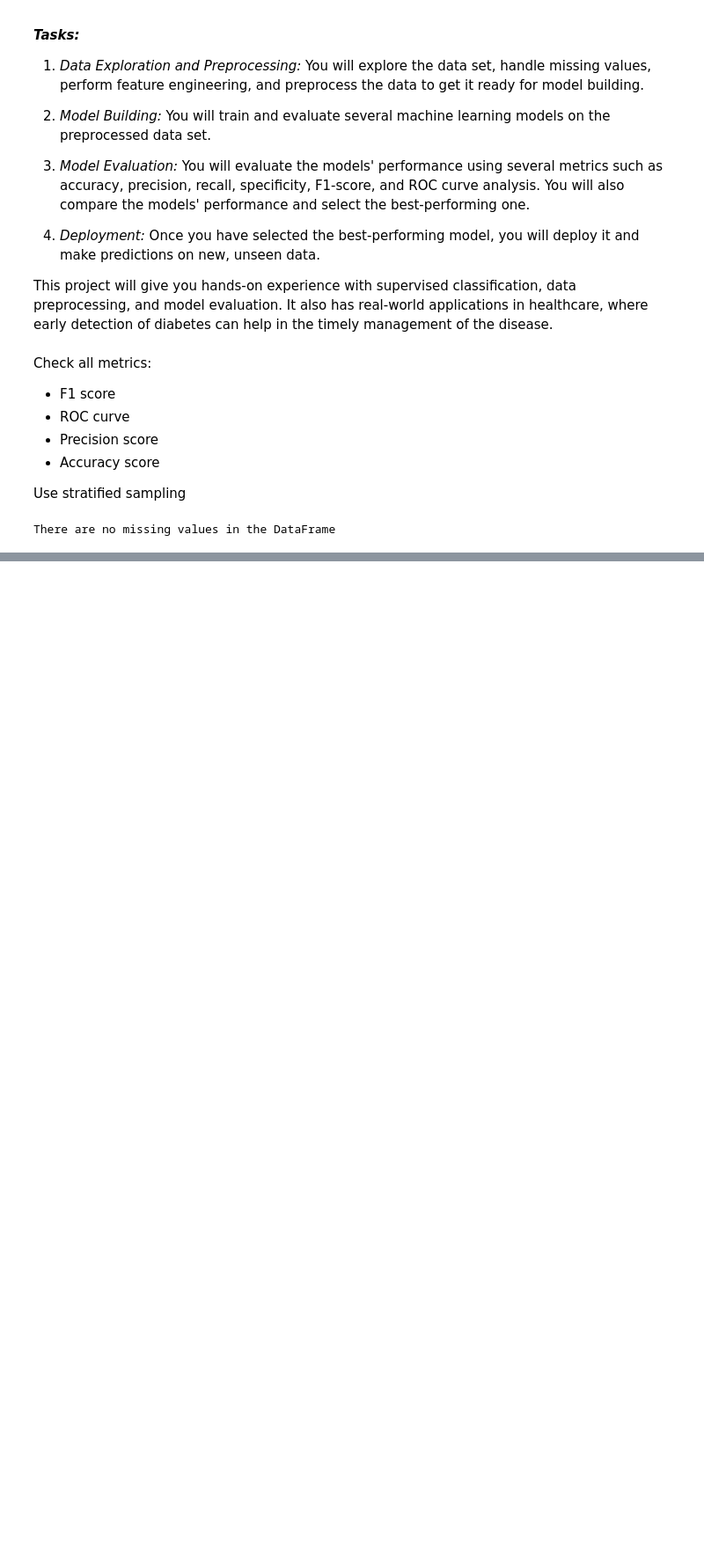
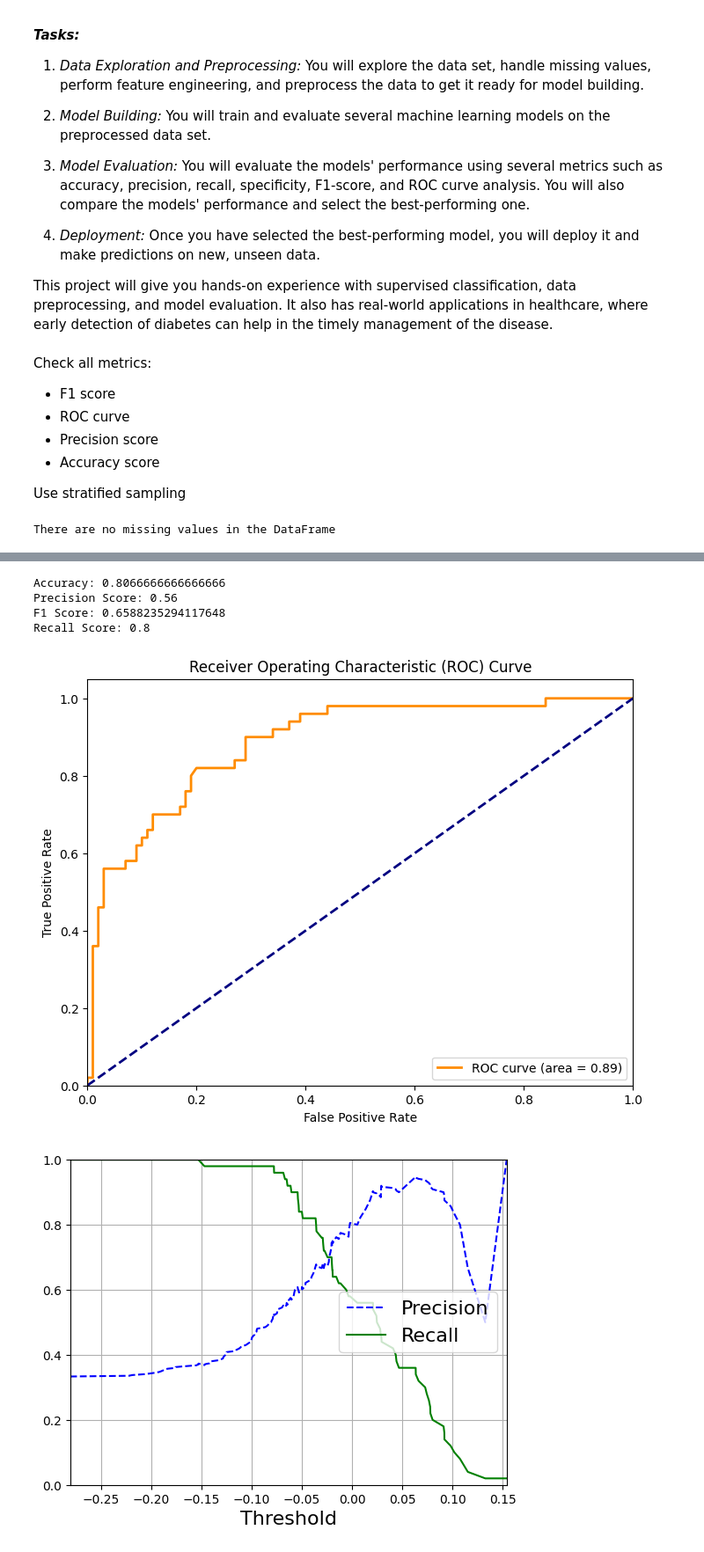
Before and after one commit to GabeALopez/machine-learning-projects, a Jupyter notebook: project3/Gabriel_Lopez_Project3.ipynb, the cells around one changed output, grey strips where cells are left out. Shown at 88% size. Drawn from its saved outputs; the diff is of its cells as text; code cells hidden in the pictures; blank space fills up the shorter version.

```diff
--- a/project3/Gabriel_Lopez_Project3.ipynb
+++ b/project3/Gabriel_Lopez_Project3.ipynb
@@ -211,3 +219,26 @@ Recall Score: 0.8181818181818182
+# %%
+from sklearn.ensemble import AdaBoostClassifier
+from sklearn.tree import DecisionTreeClassifier
+
+
+ada_clf = AdaBoostClassifier(
+    DecisionTreeClassifier(max_depth=1), n_estimators=50, learning_rate=0.5, random_state=42
+)
+
+fit_and_print(ada_clf, X_train, y_train, X_test, y_test)
+
+prob = ada_clf.decision_function(X_test)
+create_ROC_curve(y_test, prob)
+
+precision, recall, thresholds = precision_recall_curve(y_test, prob)
+create_precision_recall_curve(precision, recall, thresholds)
+# %% [output]
+Accuracy: 0.8066666666666666
+Precision Score: 0.56
+F1 Score: 0.6588235294117648
+Recall Score: 0.8
+[figure, added]
+[figure, added]
 # %%
 print("Hard Voting Classifier:\n")
 
```
Also changed, not shown: parts of 5 cells of this notebook.
